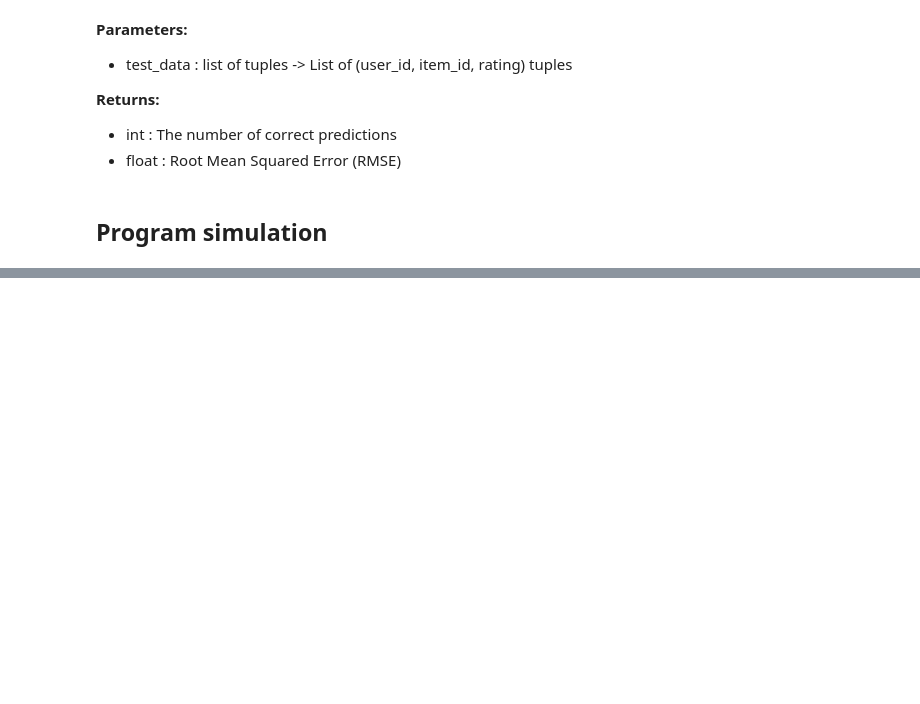
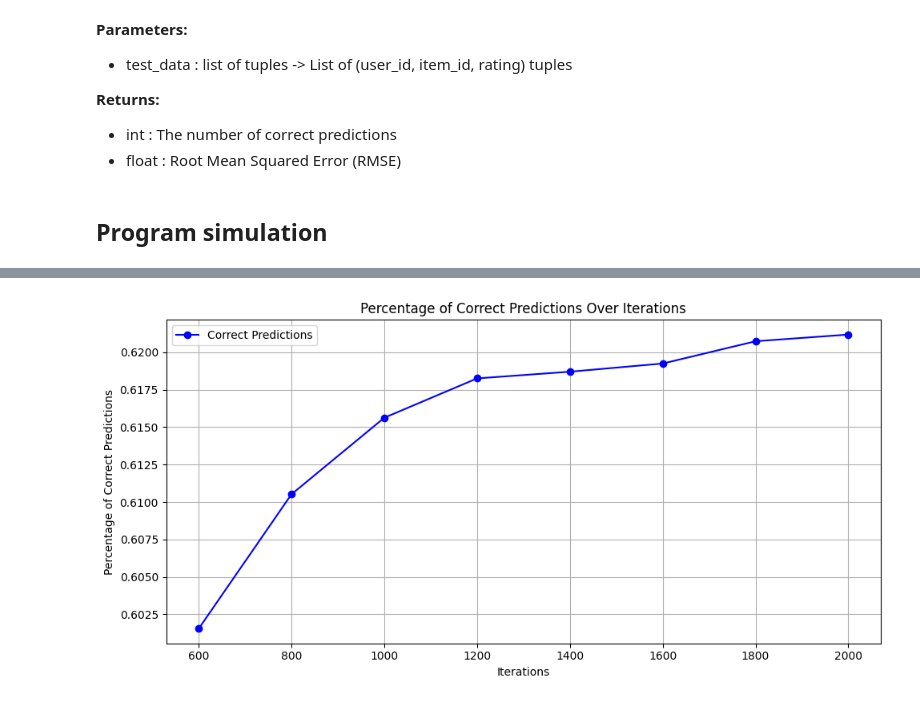
Before and after one commit to PPoonYaPat/ESTR2020-Bayesian-Matrix-Factorization, a Jupyter notebook: project_estr2020.ipynb, the cells around one changed output, grey strips where cells are left out. Saved outputs shown, nothing was run; the diff lists cells and outputs as text; code cells hidden in the pictures; blank space fills up the shorter version.

Commit message:
finished training  model

```diff
--- a/project_estr2020.ipynb
+++ b/project_estr2020.ipynb
@@ -471,10 +464,11 @@ def predict(self, user_id, item_id, rating):
     predictions = []
 
     for U_sample, V_sample in zip(self.U_samples, self.V_samples):
-        predictions.append(self.individual_likelihood(U_sample[user_id], V_sample[item_id], rating))
+            predictions.append(self.log_individual_likelihood(U_sample[user_id], V_sample[item_id], rating))
 
     return np.mean(predictions)
 
+
 BayesianMatrixFactorization.predict = predict
 # %% [markdown]
 ### MAP_estimation
@@ -512,9 +508,14 @@ def evaluate(self, test_data):
 
     error = 0.0
     correct = 0
+
     for user_id, item_id, rating in test_data:
+
+        actual = int(rating * 4.0 + 1)
         pred = self.MAP_estimation(user_id, item_id)
-        error += (rating - pred) ** 2
+        error += (actual - pred) ** 2
+        if actual == pred:
+            correct += 1
 
     return correct, np.sqrt(error / len(test_data))
 
@@ -532,19 +533,3 @@ bmf = BayesianMatrixFactorization(
     proposal_var_u=0.005,
     proposal_var_v=0.005
 )
-
-bmf, log_posteriors = bmf.fit(
-    data['rating_matrix'],
-    data['train_data'],
-    data['ratings_by_user'],
-    data['ratings_by_item'],
-    n_iterations=5000,
-    burn_in=1000,
-    thinning=5
-)
-
-val_correct, val_rmse = bmf.evaluate(data['val_data'])
-test_correct, test_rmse = bmf.evaluate(data['test_data'])
-
-print(f"Validation Correct Prediction: {val_correct:.4f}, Validation RMSE: {val_rmse:.4f}")
-print(f"Train Correct Prediction: {test_correct:.4f}, Test RMSE: {test_rmse:.4f}")
@@ -561,0 +599,14 @@ plt.show()
+# %%
+x_values = [(i + 1) * range_per_set + burn_in for i in range(len(corrects))]
+
+plt.figure(figsize=(10, 5))
+plt.plot(x_values, corrects, marker='o', color='blue', label='Correct Predictions')
+plt.title('Percentage of Correct Predictions Over Iterations')
+plt.xlabel('Iterations')
+plt.ylabel('Percentage of Correct Predictions')
+plt.grid(True)
+plt.legend()
+plt.tight_layout()
+plt.show()
+# %% [output]
+[figure, added]
```
Also changed, not shown: parts of 14 cells of this notebook, 3 other files.
